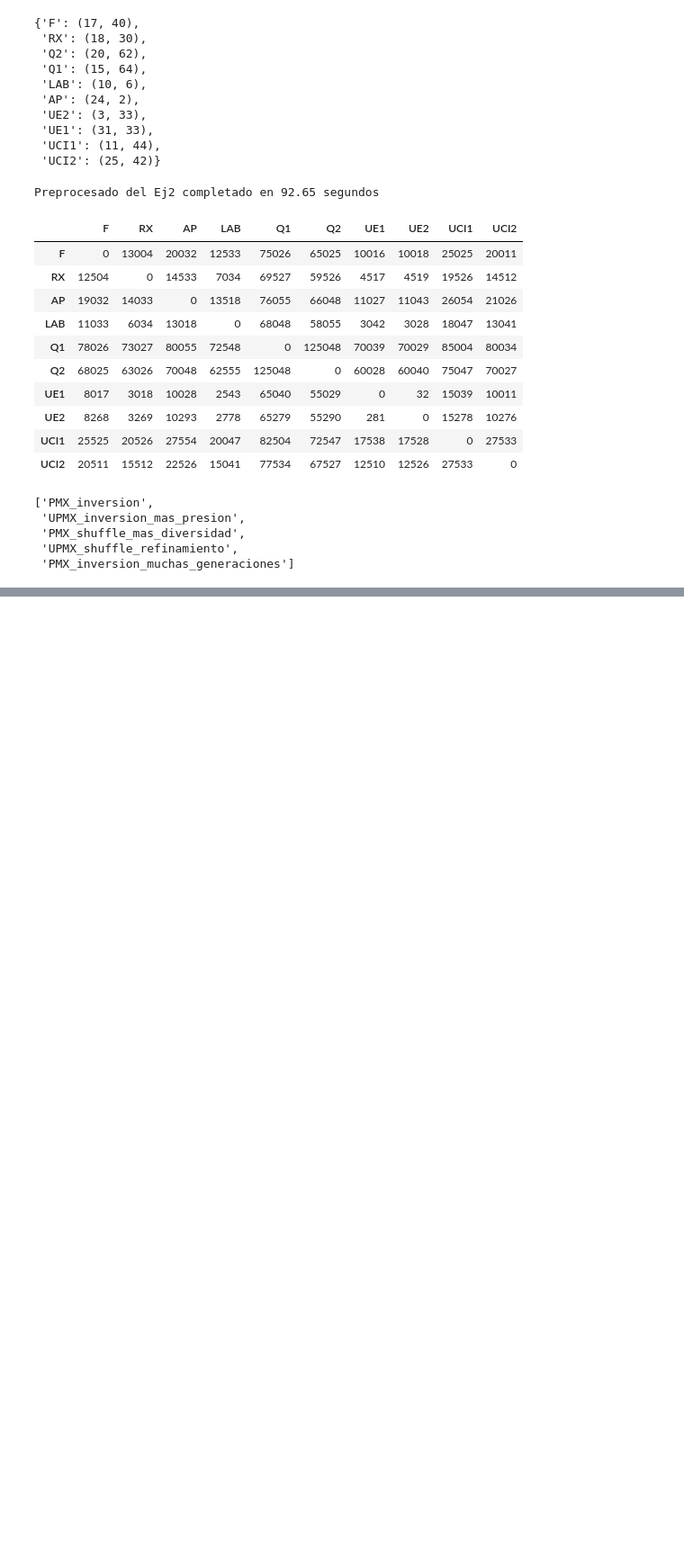
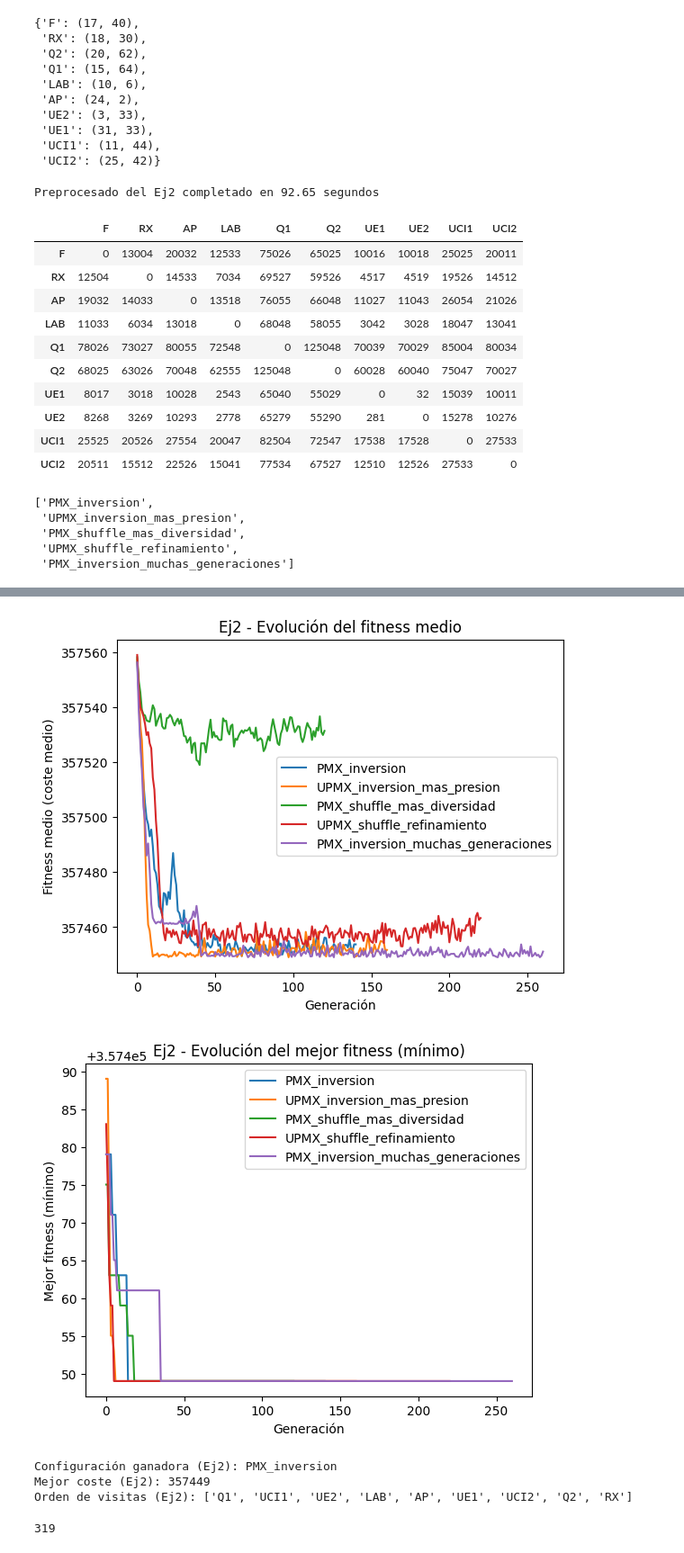
Before and after one commit to dmh1006/Practica4_DarioMeneses, a Jupyter notebook: Practica4- Resolucion.ipynb, the cells around one changed output, grey strips where cells are left out. Shown at 90% size. Cells and saved outputs as stored; diff of their text form; code cells hidden in the pictures; blank space fills up the shorter version.

```diff
--- a/Practica4- Resolucion.ipynb
+++ b/Practica4- Resolucion.ipynb
@@ -1385,0 +1444,43 @@ KeyError: 'Mejor coste'
+# %%
+# ============================================================
+# EJERCICIO 2 - Gráficas de convergencia
+# ============================================================
+
+plt.figure()
+for r in resultados_e2:
+    plt.plot(r["log"]["mean"], label=r["nombre"])
+plt.xlabel("Generación")
+plt.ylabel("Fitness medio (coste medio)")
+plt.title("Ej2 - Evolución del fitness medio")
+plt.legend()
+plt.show()
+
+plt.figure()
+for r in resultados_e2:
+    plt.plot(r["log"]["min"], label=r["nombre"])
+plt.xlabel("Generación")
+plt.ylabel("Mejor fitness (mínimo)")
+plt.title("Ej2 - Evolución del mejor fitness (mínimo)")
+plt.legend()
+plt.show()
+# %% [output]
+[figure, added]
+[figure, added]
+# %%
+# ============================================================
+# EJERCICIO 2 - Mejor solución final
+# ============================================================
+
+mejor_e2 = min(resultados_e2, key=lambda r: r["mejor_coste"])
+
+print("Configuración ganadora (Ej2):", mejor_e2["nombre"])
+print("Mejor coste (Ej2):", mejor_e2["mejor_coste"])
+print("Orden de visitas (Ej2):", mejor_e2["mejor_orden"])
+
+camino_e2 = construir_camino_completo_e2(mejor_e2["mejor_orden"])
+len(camino_e2)
+# %% [output]
+Configuración ganadora (Ej2): PMX_inversion
+Mejor coste (Ej2): 357449
+Orden de visitas (Ej2): ['Q1', 'UCI1', 'UE2', 'LAB', 'AP', 'UE1', 'UCI2', 'Q2', 'RX']
+319
```
Also changed, not shown: parts of 2 cells of this notebook.
